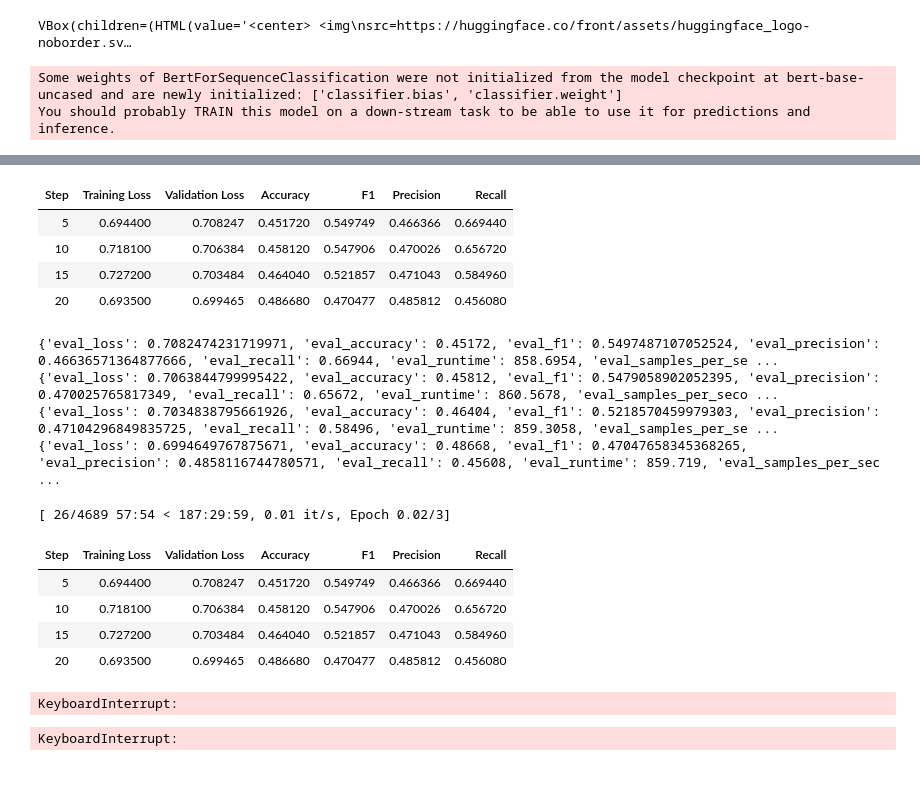
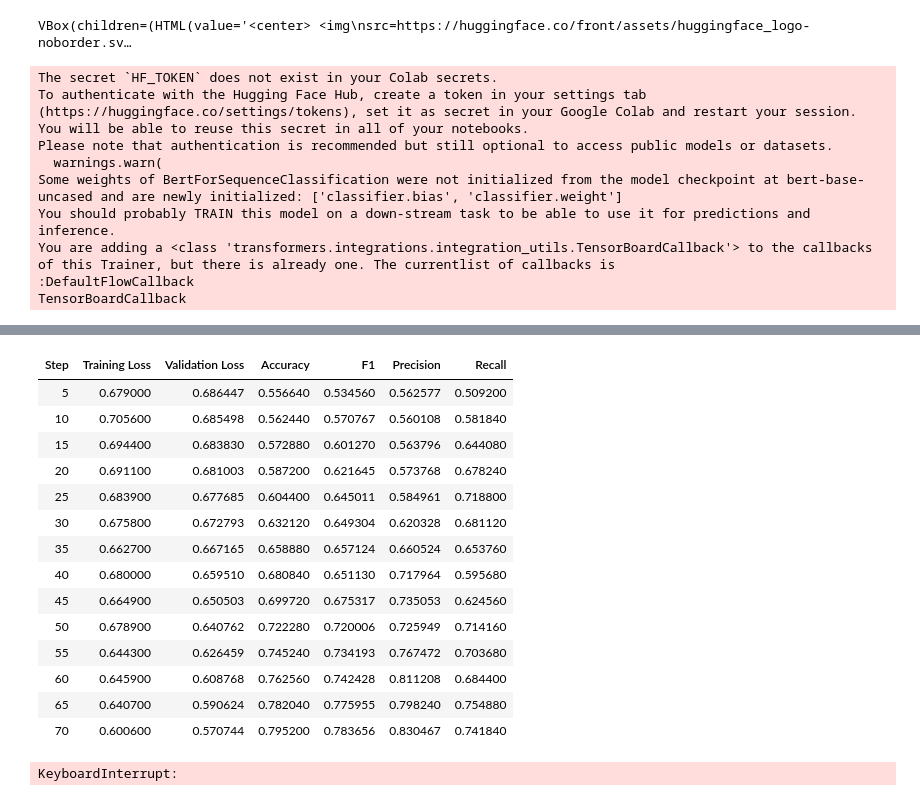
Before and after one commit to diegomrodrigues/llm, a Jupyter notebook: BERT_Fine_Tunning_for_Classification.ipynb, the cells around one changed output, grey strips where cells are left out. Saved outputs shown, nothing was run; the diff lists cells and outputs as text; code cells hidden in the pictures.

```diff
--- a/BERT_Fine_Tunning_for_Classification.ipynb
+++ b/BERT_Fine_Tunning_for_Classification.ipynb
@@ -50,7 +58,7 @@ def compute_metrics(pred):
     acc = accuracy_score(labels, preds)
     return {'accuracy': acc, 'f1': f1, 'precision': precision, 'recall': recall}
 
-def train_model(imdb_encoded, tokenizer, logger):
+def train_model(imdb_encoded, tokenizer, hf_writer):
     # Create a data collator
     data_collator = DataCollatorWithPadding(tokenizer=tokenizer)
 
@@ -58,7 +66,7 @@ def train_model(imdb_encoded, tokenizer, logger):
     training_args = TrainingArguments(
         output_dir='./results',
         num_train_epochs=3,
-        per_device_train_batch_size=16,
+        per_device_train_batch_size=32,
         per_device_eval_batch_size=64,
         warmup_steps=500,
         weight_decay=0.01,
@@ -84,7 +92,7 @@ def train_model(imdb_encoded, tokenizer, logger):
         tokenizer=tokenizer,
         data_collator=data_collator,
         compute_metrics=compute_metrics,
-        callbacks=[HFMetricsCallback(logger)]
+        callbacks=[TensorBoardCallback(hf_writer)]
     )
 
     # Train the model
@@ -95,7 +103,7 @@ def train_model(imdb_encoded, tokenizer, logger):
 
 def main():
     # Logger to HF
-    logger = HFSummaryWriter(repo_id="test_hf_logger", commit_every=0.5)
+    hf_writer = HFSummaryWriter(repo_id="test_hf_logger")
 
     # Load the BERT tokenizer
     tokenizer = BertTokenizer.from_pretrained('bert-base-uncased')
@@ -104,10 +112,18 @@ def main():
     imdb_encoded = load_and_preprocess_data(tokenizer)
 
     # Train the model
-    train_model(imdb_encoded, tokenizer, logger)
+    train_model(imdb_encoded, tokenizer, hf_writer)
 
 if __name__ == "__main__":
     main()
 # %% [output]
+The secret `HF_TOKEN` does not exist in your Colab secrets.
+To authenticate with the Hugging Face Hub, create a token in your settings tab (https://huggingface.co/settings/tokens), set it as secret in your Google Colab and restart your session.
+You will be able to reuse this secret in all of your notebooks.
+Please note that authentication is recommended but still optional to access public models or datasets.
+  warnings.warn(
 Some weights of BertForSequenceClassification were not initialized from the model checkpoint at bert-base-uncased and are newly initialized: ['classifier.bias', 'classifier.weight']
 You should probably TRAIN this model on a down-stream task to be able to use it for predictions and inference.
+You are adding a <class 'transformers.integrations.integration_utils.TensorBoardCallback'> to the callbacks of this Trainer, but there is already one. The currentlist of callbacks is
+:DefaultFlowCallback
+TensorBoardCallback
@@ -115,17 +131,16 @@ You should probably TRAIN this model on a down-stream task to be able to use it
 | Step | Training Loss | Validation Loss | Accuracy | F1 | Precision | Recall |
-| 5 | 0.694400 | 0.708247 | 0.451720 | 0.549749 | 0.466366 | 0.669440 |
-| 10 | 0.718100 | 0.706384 | 0.458120 | 0.547906 | 0.470026 | 0.656720 |
-| 15 | 0.727200 | 0.703484 | 0.464040 | 0.521857 | 0.471043 | 0.584960 |
-| 20 | 0.693500 | 0.699465 | 0.486680 | 0.470477 | 0.485812 | 0.456080 |
+| 5 | 0.679000 | 0.686447 | 0.556640 | 0.534560 | 0.562577 | 0.509200 |
+| 10 | 0.705600 | 0.685498 | 0.562440 | 0.570767 | 0.560108 | 0.581840 |
+| 15 | 0.694400 | 0.683830 | 0.572880 | 0.601270 | 0.563796 | 0.644080 |
+| 20 | 0.691100 | 0.681003 | 0.587200 | 0.621645 | 0.573768 | 0.678240 |
+| 25 | 0.683900 | 0.677685 | 0.604400 | 0.645011 | 0.584961 | 0.718800 |
+| 30 | 0.675800 | 0.672793 | 0.632120 | 0.649304 | 0.620328 | 0.681120 |
+| 35 | 0.662700 | 0.667165 | 0.658880 | 0.657124 | 0.660524 | 0.653760 |
+| 40 | 0.680000 | 0.659510 | 0.680840 | 0.651130 | 0.717964 | 0.595680 |
+| 45 | 0.664900 | 0.650503 | 0.699720 | 0.675317 | 0.735053 | 0.624560 |
+| 50 | 0.678900 | 0.640762 | 0.722280 | 0.720006 | 0.725949 | 0.714160 |
+| 55 | 0.644300 | 0.626459 | 0.745240 | 0.734193 | 0.767472 | 0.703680 |
+| 60 | 0.645900 | 0.608768 | 0.762560 | 0.742428 | 0.811208 | 0.684400 |
+| 65 | 0.640700 | 0.590624 | 0.782040 | 0.775955 | 0.798240 | 0.754880 |
+| 70 | 0.600600 | 0.570744 | 0.795200 | 0.783656 | 0.830467 | 0.741840 |
-{'eval_loss': 0.7082474231719971, 'eval_accuracy': 0.45172, 'eval_f1': 0.5497487107052524, 'eval_precision': 0.46636571364877666, 'eval_recall': 0.66944, 'eval_runtime': 858.6954, 'eval_samples_per_se ...
-{'eval_loss': 0.7063844799995422, 'eval_accuracy': 0.45812, 'eval_f1': 0.5479058902052395, 'eval_precision': 0.470025765817349, 'eval_recall': 0.65672, 'eval_runtime': 860.5678, 'eval_samples_per_seco ...
-{'eval_loss': 0.7034838795661926, 'eval_accuracy': 0.46404, 'eval_f1': 0.5218570459979303, 'eval_precision': 0.47104296849835725, 'eval_recall': 0.58496, 'eval_runtime': 859.3058, 'eval_samples_per_se ...
-{'eval_loss': 0.6994649767875671, 'eval_accuracy': 0.48668, 'eval_f1': 0.47047658345368265, 'eval_precision': 0.4858116744780571, 'eval_recall': 0.45608, 'eval_runtime': 859.719, 'eval_samples_per_sec ...
+KeyboardInterrupt:
-[ 26/4689 57:54 < 187:29:59, 0.01 it/s, Epoch 0.02/3]
-| Step | Training Loss | Validation Loss | Accuracy | F1 | Precision | Recall |
-| 5 | 0.694400 | 0.708247 | 0.451720 | 0.549749 | 0.466366 | 0.669440 |
-| 10 | 0.718100 | 0.706384 | 0.458120 | 0.547906 | 0.470026 | 0.656720 |
-| 15 | 0.727200 | 0.703484 | 0.464040 | 0.521857 | 0.471043 | 0.584960 |
-| 20 | 0.693500 | 0.699465 | 0.486680 | 0.470477 | 0.485812 | 0.456080 |
-KeyboardInterrupt:
-KeyboardInterrupt:
```
Also changed, not shown: parts of 4 cells of this notebook.
